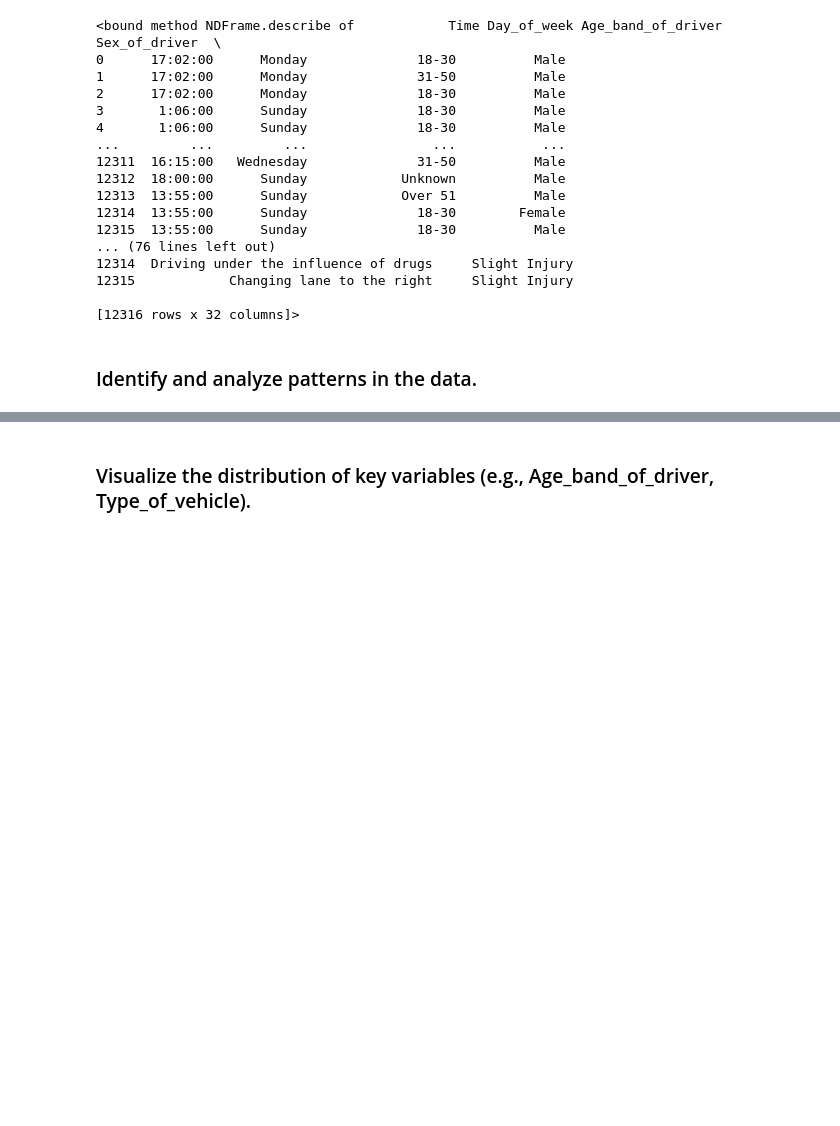
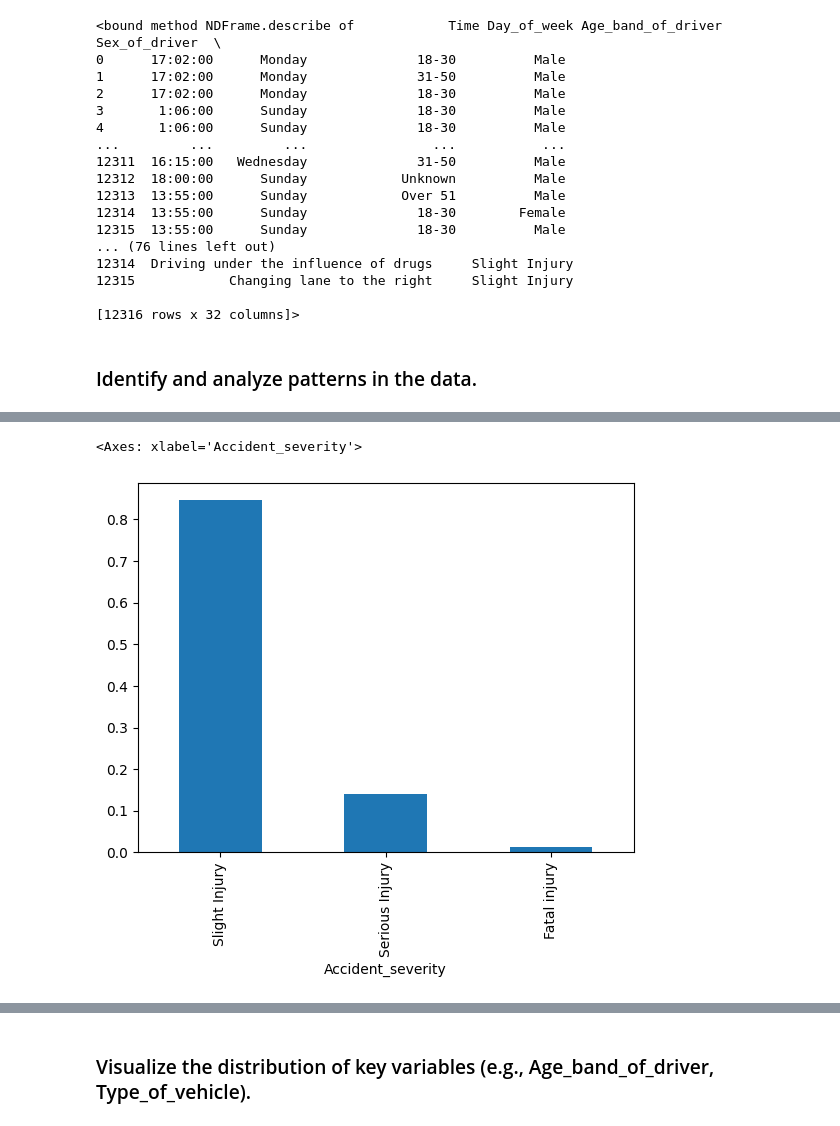
Before and after one commit to AbdullahHafiz30/Tuwaiq-Academy, a Jupyter notebook: Tuwaiq-Academy/Task 1/Task (1) Week 1.ipynb, the cells around one changed output, grey strips where cells are left out. Cells and saved outputs as stored; diff of their text form; code cells hidden in the pictures; blank space fills up the shorter version.

```diff
--- a/Tuwaiq-Academy/Task 1/Task (1) Week 1.ipynb
+++ b/Tuwaiq-Academy/Task 1/Task (1) Week 1.ipynb
@@ -191,3 +169,5 @@ For example, when doing 'df[col].method(value, inplace=True)', try using 'df.met
+# %%
+df.drop_duplicates(inplace=True, keep='first')
 # %%
 print(df.isnull().sum())
 print(df.shape)
@@ -271,0 +267,5 @@ df.describe
+# %%
+(df['Accident_severity'].value_counts() / len(df)).plot.bar()
+# %% [output]
+<Axes: xlabel='Accident_severity'>
+[figure, added]
```
Also changed, not shown: parts of 11 cells of this notebook.
